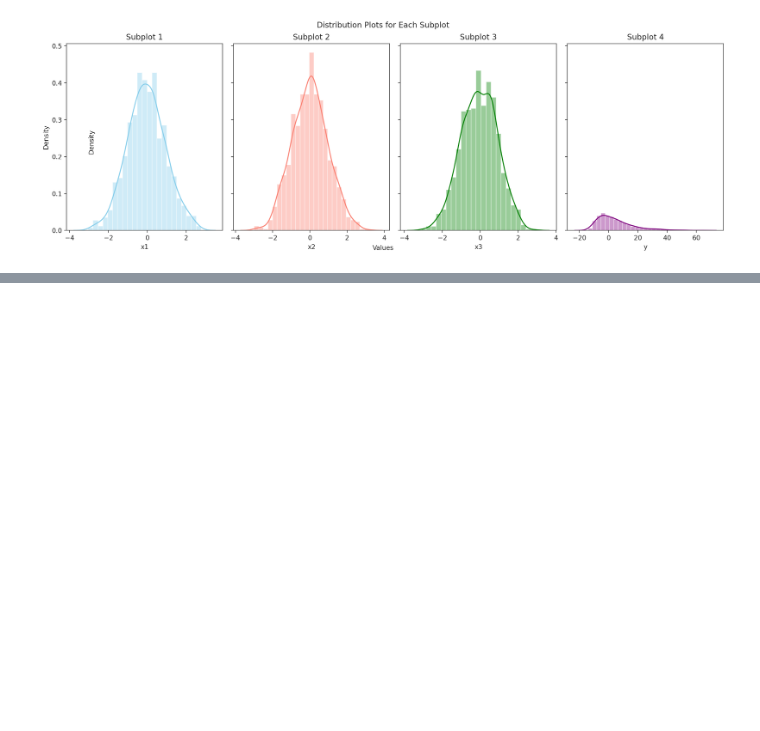
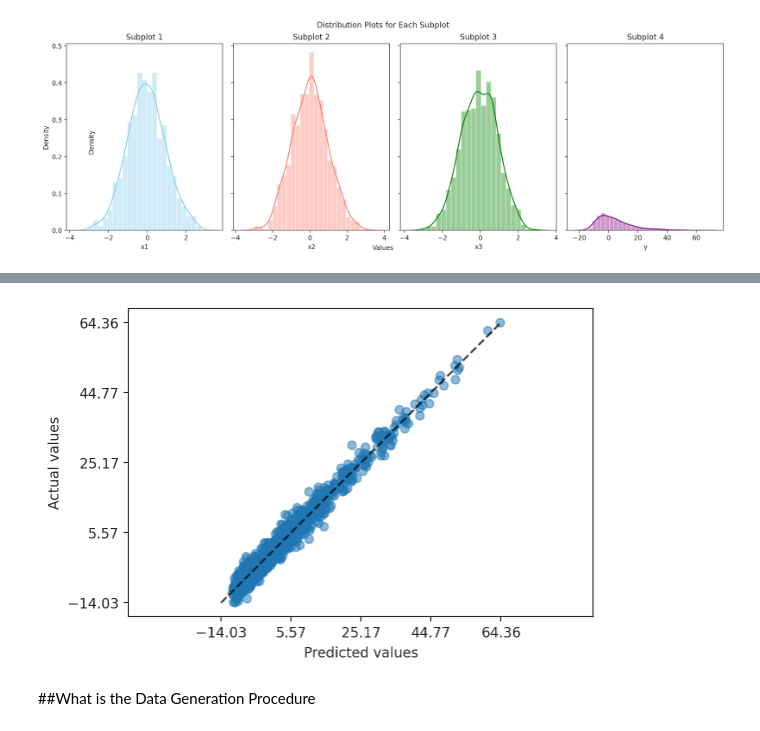
Before and after one commit to kessingtonosazee/GCP_Project_1, a Jupyter notebook: Week_2_lab_linear_regression_with_polynomial_and_interaction_Features.ipynb, the cells around one changed output, grey strips where cells are left out. Drawn from its saved outputs; the diff is of its cells as text; code cells hidden in the pictures; blank space fills up the shorter version.

```diff
--- a/Week_2_lab_linear_regression_with_polynomial_and_interaction_Features.ipynb
+++ b/Week_2_lab_linear_regression_with_polynomial_and_interaction_Features.ipynb
@@ -180,0 +208,8 @@ plt.show()
+# %%
+# Instantiate the model
+poly_reg = Pipeline(
+    steps=[
+        ('poly', PolynomialFeatures(2, include_bias=False)),
+        ('plr', LinearRegression())
+    ]
+)
@@ -180,0 +270,9 @@ plt.show()
+# %%
+# Fine Grain Evaluation
+PredictionErrorDisplay.from_estimator(
+    poly_reg, X, y, kind="actual_vs_predicted", scatter_kwargs=dict(alpha=0.5)
+);
+# %% [output]
+[figure, added]
+# %% [markdown]
+##What is the Data Generation Procedure
```
Also changed, not shown: parts of 28 cells of this notebook.
